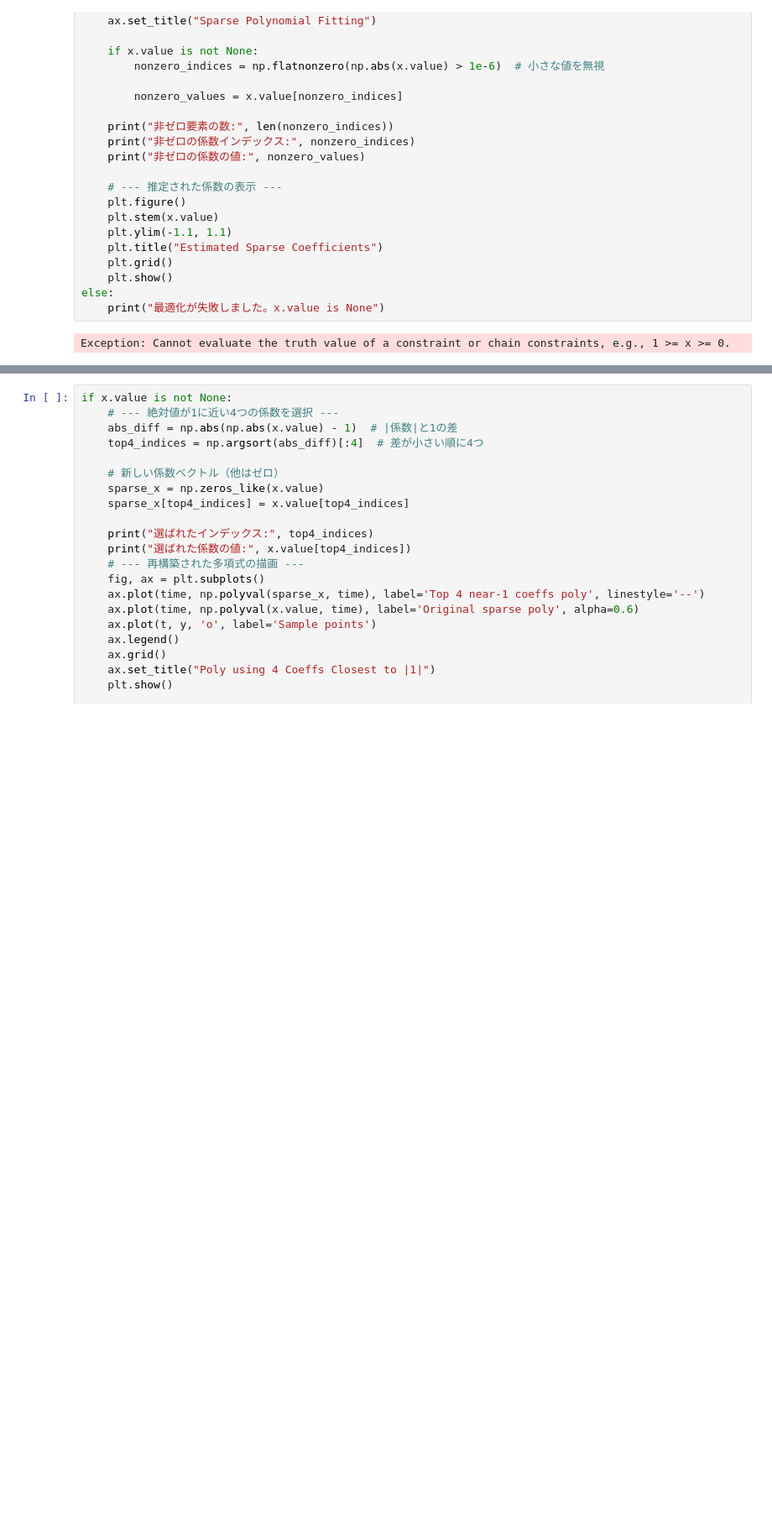
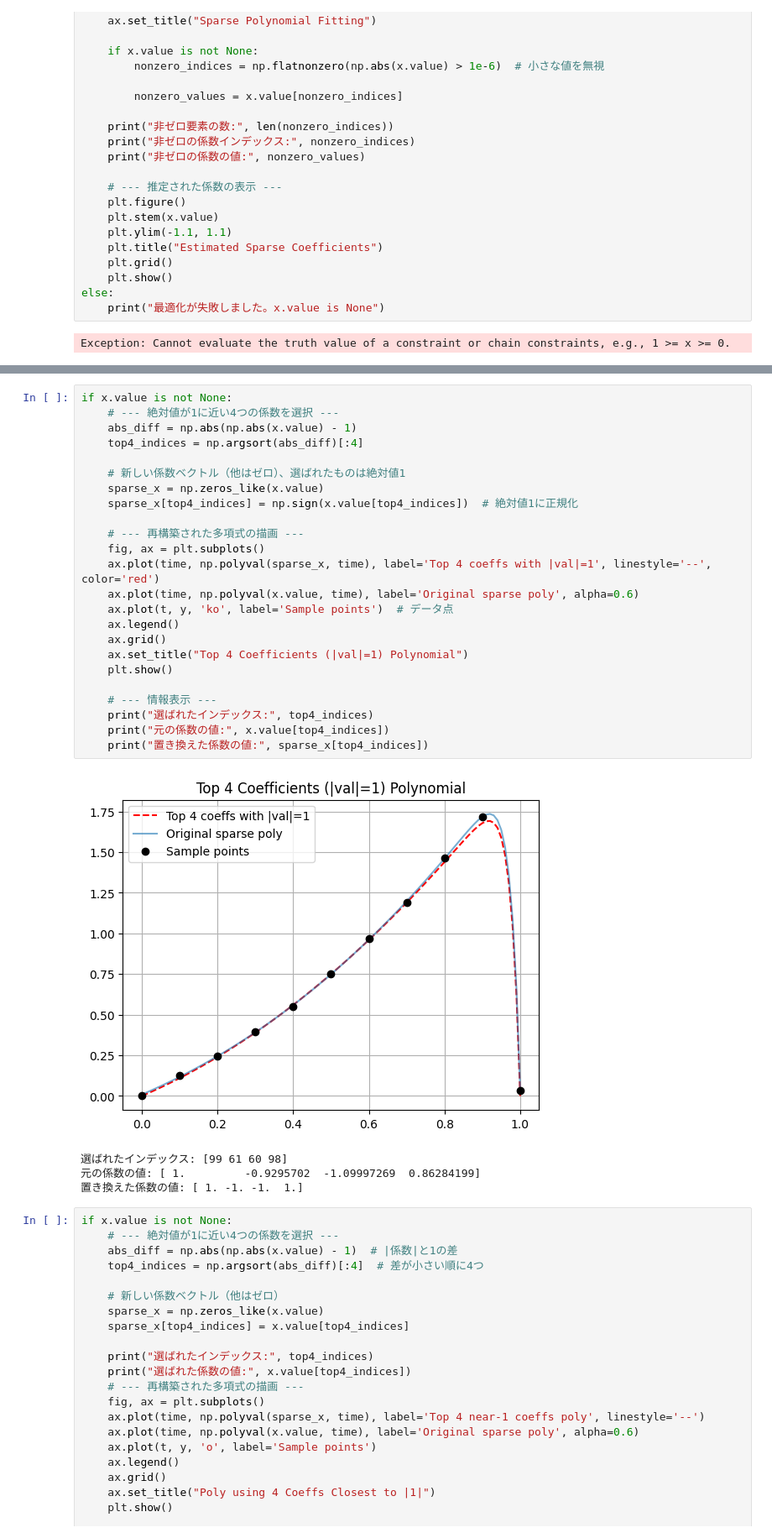
Before and after one commit to So8128/sparse, a Jupyter notebook: report_4.ipynb, the cells around one changed output, grey strips where cells are left out. Shown at 84% size. Saved outputs shown, nothing was run; the diff lists cells and outputs as text; blank space fills up the shorter version.

```diff
--- a/report_4.ipynb
+++ b/report_4.ipynb
@@ -170,3 +176,32 @@ optimal value: 23.130274737691586
+# %%
+if x.value is not None:
+    # --- 絶対値が1に近い4つの係数を選択 ---
+    abs_diff = np.abs(np.abs(x.value) - 1)
+    top4_indices = np.argsort(abs_diff)[:4]
+
+    # 新しい係数ベクトル（他はゼロ）、選ばれたものは絶対値1
+    sparse_x = np.zeros_like(x.value)
+    sparse_x[top4_indices] = np.sign(x.value[top4_indices])  # 絶対値1に正規化
+
+    # --- 再構築された多項式の描画 ---
+    fig, ax = plt.subplots()
+    ax.plot(time, np.polyval(sparse_x, time), label='Top 4 coeffs with |val|=1', linestyle='--', color='red')
+    ax.plot(time, np.polyval(x.value, time), label='Original sparse poly', alpha=0.6)
+    ax.plot(t, y, 'ko', label='Sample points')  # データ点
+    ax.legend()
+    ax.grid()
+    ax.set_title("Top 4 Coefficients (|val|=1) Polynomial")
+    plt.show()
+
+    # --- 情報表示 ---
+    print("選ばれたインデックス:", top4_indices)
+    print("元の係数の値:", x.value[top4_indices])
+    print("置き換えた係数の値:", sparse_x[top4_indices])
+# %% [output]
+[figure, added]
+選ばれたインデックス: [99 61 60 98]
+元の係数の値: [ 1.         -0.9295702  -1.09997269  0.86284199]
+置き換えた係数の値: [ 1. -1. -1.  1.]
 # %%
 if x.value is not None:
     # --- 絶対値が1に近い4つの係数を選択 ---
```
Also changed, not shown: parts of 1 cell of this notebook.
